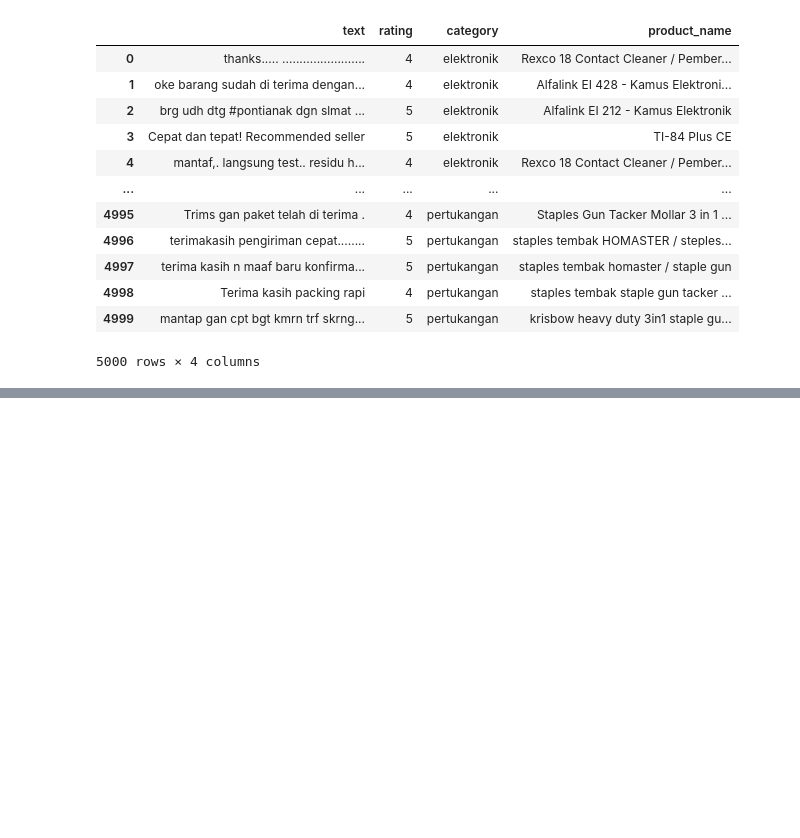
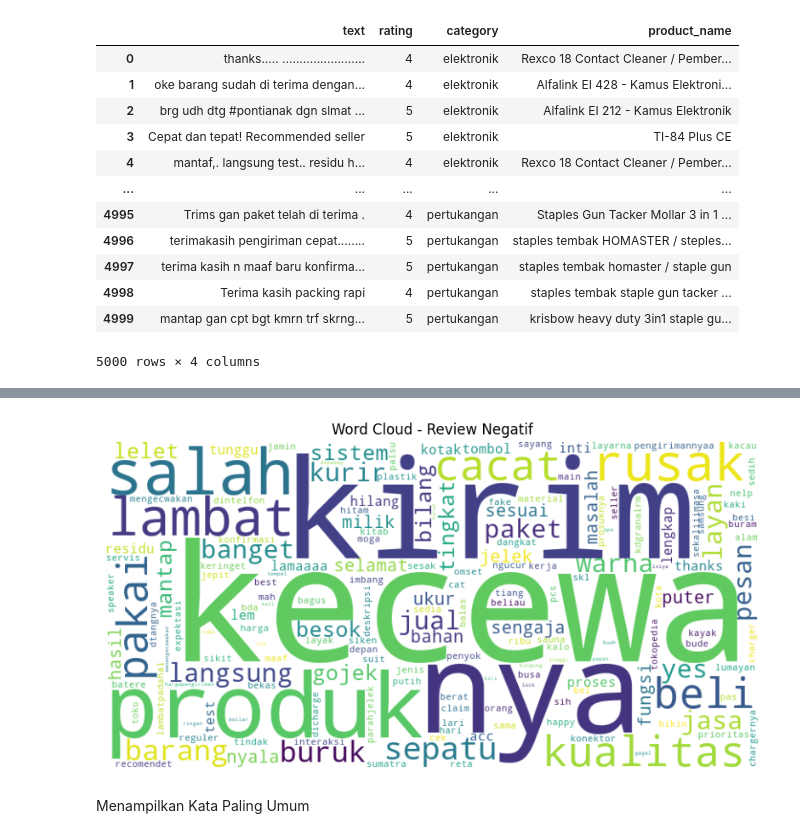
Before and after one commit to dindaapermatasari/product-sentiment, a Jupyter notebook: tokopedia.ipynb, the cells around one changed output, grey strips where cells are left out. Drawn from its saved outputs; the diff is of its cells as text; code cells hidden in the pictures; blank space fills up the shorter version.

```diff
--- a/tokopedia.ipynb
+++ b/tokopedia.ipynb
@@ -392,0 +488,12 @@ weighted avg       0.63      0.54      0.57      1000
+# %%
+# Word Cloud untuk review negatif
+wordcloud_neg = WordCloud(width=800, height=400, background_color='white').generate(negative_text)
+plt.figure(figsize=(10, 5))
+plt.imshow(wordcloud_neg, interpolation='bilinear')
+plt.axis('off')
+plt.title('Word Cloud - Review Negatif')
+plt.show()
+# %% [output]
+[figure, added]
+# %% [markdown]
+Menampilkan Kata Paling Umum
```
Also changed, not shown: parts of 63 cells of this notebook.
